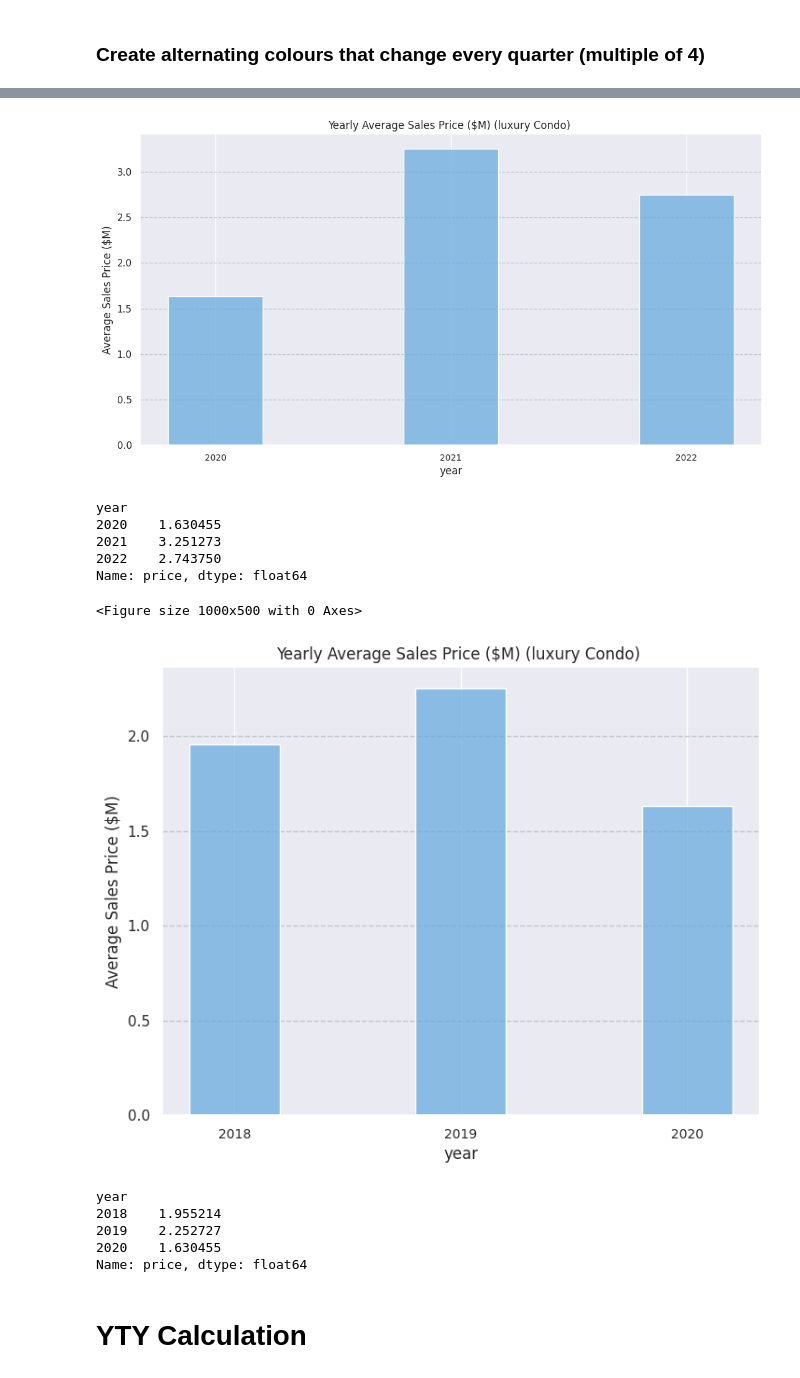
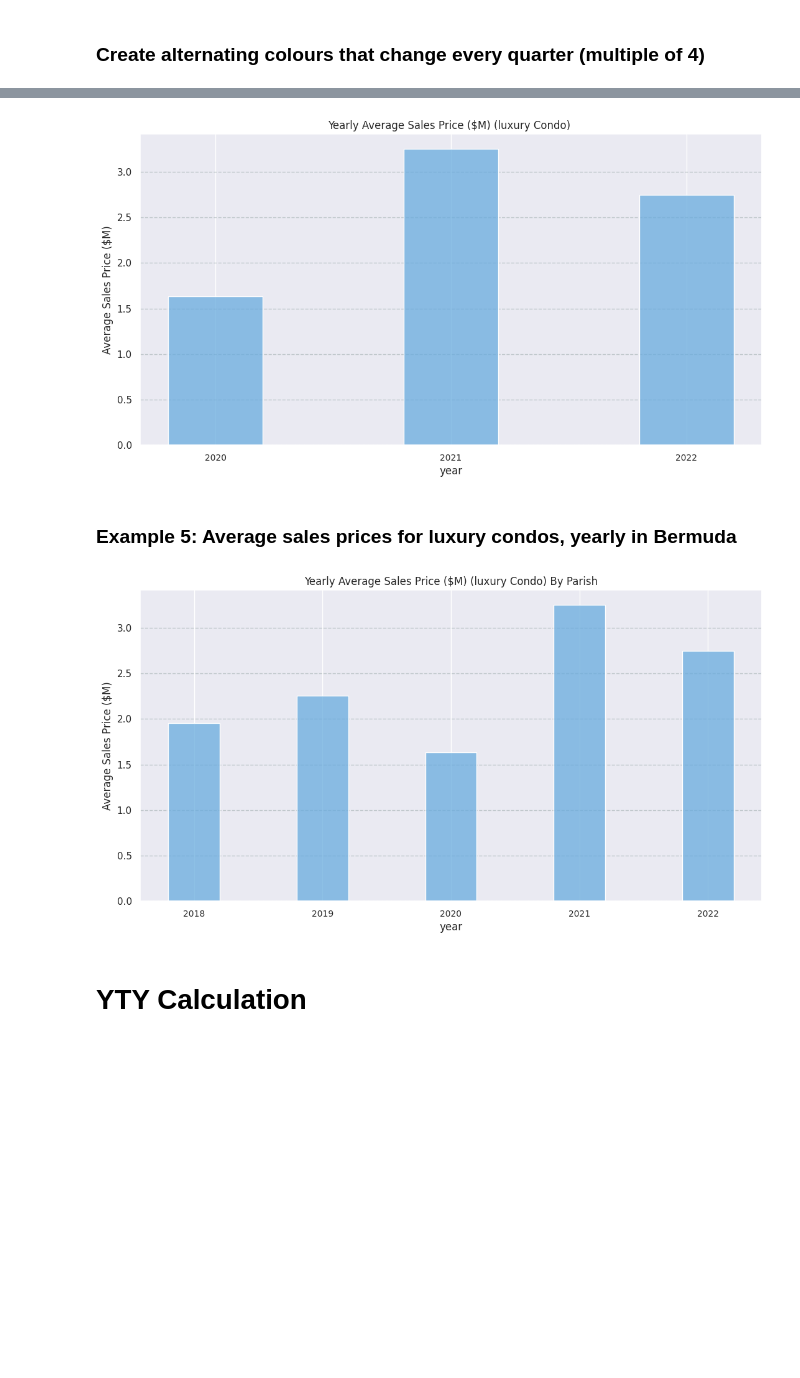
Before and after one commit to bermuda-automation/kw-data-reports, a Jupyter notebook: reports_data_and_graphs.ipynb, the cells around one changed output, grey strips where cells are left out. Saved outputs shown, nothing was run; the diff lists cells and outputs as text; code cells hidden in the pictures; blank space fills up the shorter version.

Commit message:
added simpler graph examples

```diff
--- a/reports_data_and_graphs.ipynb
+++ b/reports_data_and_graphs.ipynb
@@ -257,35 +297,26 @@ bracket_dict = condo_arv_brackets
 bracket = "luxury"
 
 df = rep.import_sales_data("./../kw-data-import/data/kw-sales.csv") # import data
-filter_and_graph(df, starting_year, final_year, property_type,
+df = filter_and_graph(df, starting_year, final_year, property_type,
                      bracket_dict, bracket, indicator, period, location)
 # %% [output]
 [figure]
-year
-2020    1.630455
-2021    3.251273
-2022    2.743750
-Name: price, dtype: float64
+# %% [markdown]
+### Example 5: Average sales prices for luxury condos, yearly in Bermuda
 # %%
 indicator = "average_sales_price"
-starting_year, final_year = 2018, 2020
+starting_year, final_year = 2018, 2022
 period = "year"
-location = "Bermuda"
+location = "by_parish"
 property_type = "condo"
 bracket_dict = condo_arv_brackets
 bracket = "luxury"
 
 df = rep.import_sales_data("./../kw-data-import/data/kw-sales.csv") # import data
-filter_and_graph(df, starting_year, final_year, property_type,
+df = filter_and_graph(df, starting_year, final_year, property_type,
                      bracket_dict, bracket, indicator, period, location)
 # %% [output]
-<Figure size 1000x500 with 0 Axes>
-[figure, old version]
+[figure, new version]
-year
-2018    1.955214
-2019    2.252727
-2020    1.630455
-Name: price, dtype: float64
 # %% [markdown]
 # YTY Calculation
 # %%
```
Also changed, not shown: parts of 18 cells of this notebook, 1 other file.
